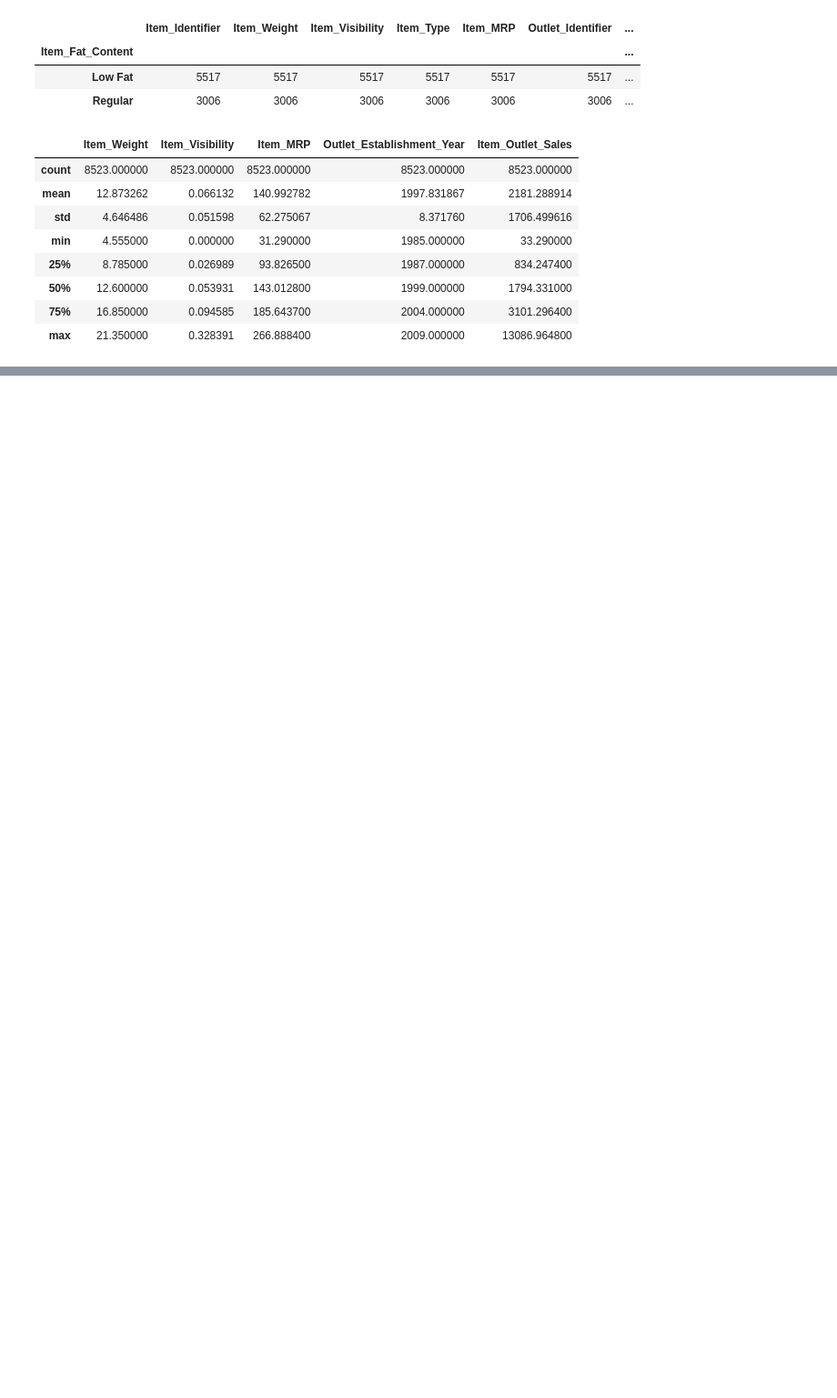
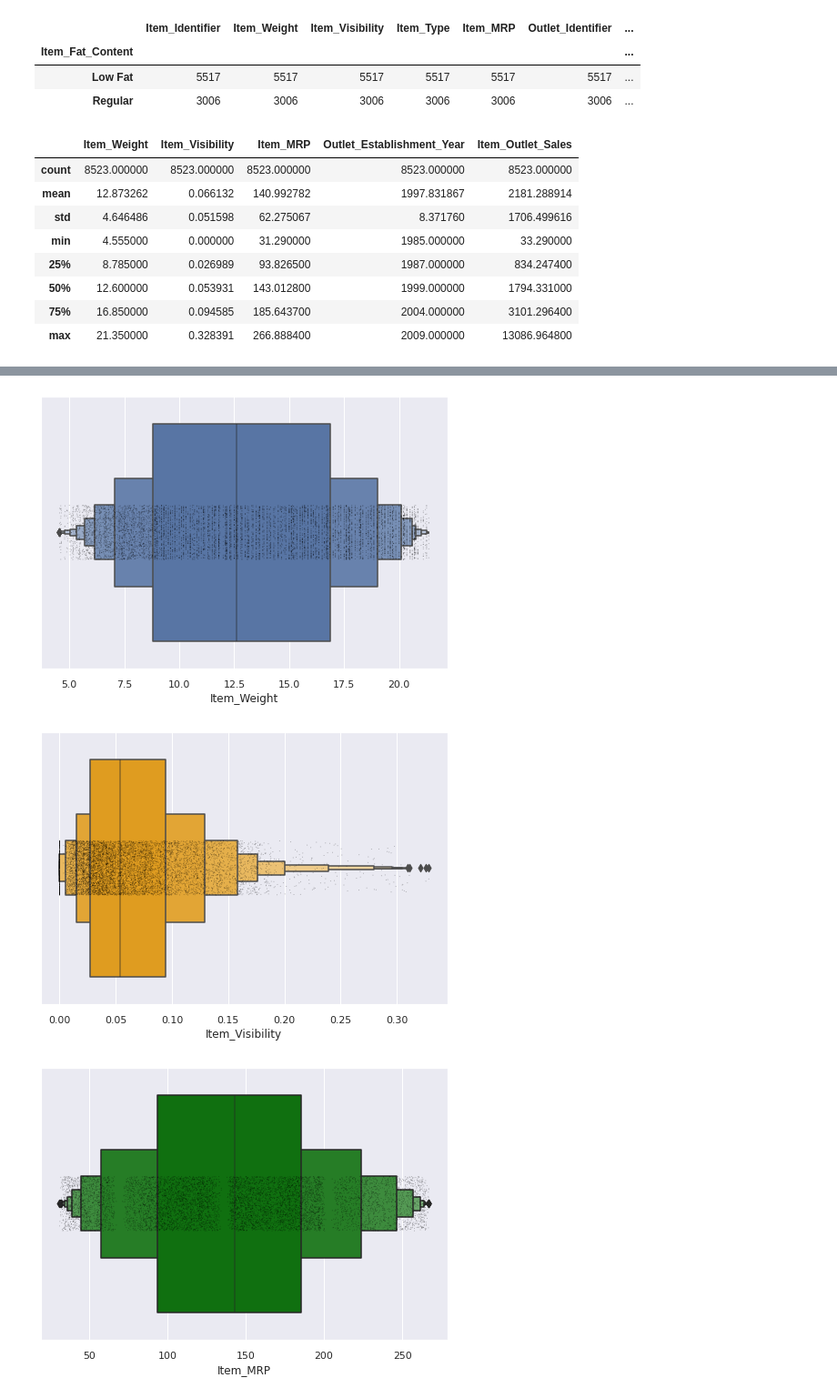
Before and after one commit to khixson1/Food_Sales_Prediction, a Jupyter notebook: Food_Sales_Predictions.ipynb, the cells around one changed output, grey strips where cells are left out. Shown: that part at 91% size. Saved outputs shown, nothing was run; the diff lists cells and outputs as text; code cells hidden in the pictures; blank space fills up the shorter version.

```diff
--- a/Food_Sales_Predictions.ipynb
+++ b/Food_Sales_Predictions.ipynb
@@ -200,0 +270,42 @@ df[num_vars].describe()
+# %%
+# 11) Create boxplots to view statistical summaries of various features in "Item_Weight", "Item_Visibility", "Item_MRP",
+#      "Outlet_Establishment_Year", and "Item_Outlet_Sales" categories.
+
+# Boxenplot of "Item_Visibility" data
+sns.boxenplot(x = df['Item_Weight']);
+# Add in points to show each observation
+sns.stripplot(x = df['Item_Weight'],
+              size=1, color="black", marker = 'o', alpha = 0.3)
+plt.show()
+
+# Boxenplot of "Item_Visibility" data
+sns.boxenplot(x = df['Item_Visibility'], color = 'orange');
+# Add in points to show each observation
+sns.stripplot(x = df['Item_Visibility'],
+              size=1, color="black", marker = 'o', alpha = 0.3)
+plt.show()
+
+# Boxenplot of "Item_MRP" data
+sns.boxenplot(x = df['Item_MRP'], color = 'green');
+# Add in points to show each observation
+sns.stripplot(x = df['Item_MRP'],
+              size=1, color="black", marker = 'o', alpha = 0.3)
+plt.show()
+
+# Boxenplot of "Outlet_Establishment_Year" data
+sns.violinplot(x = df['Outlet_Establishment_Year'], color = 'yellow');
+# Add in points to show each observation
+sns.stripplot(x = df['Outlet_Establishment_Year'],
+              size=1, color="black", marker = 'o', alpha = 0.3)
+plt.show()
+
+# Boxenplot of "Item_Outlet_Sales" data
+sns.boxenplot(x = df['Item_Outlet_Sales'], color = 'red');
+# Add in points to show each observation
+sns.stripplot(x = df['Item_Outlet_Sales'],
+              size=1, color="black", marker = 'o', alpha = 0.3)
+plt.show()
+# %% [output]
+[figure, added]
+[figure, added]
+[figure, added]
```
Also changed, not shown: parts of 7 cells of this notebook.
